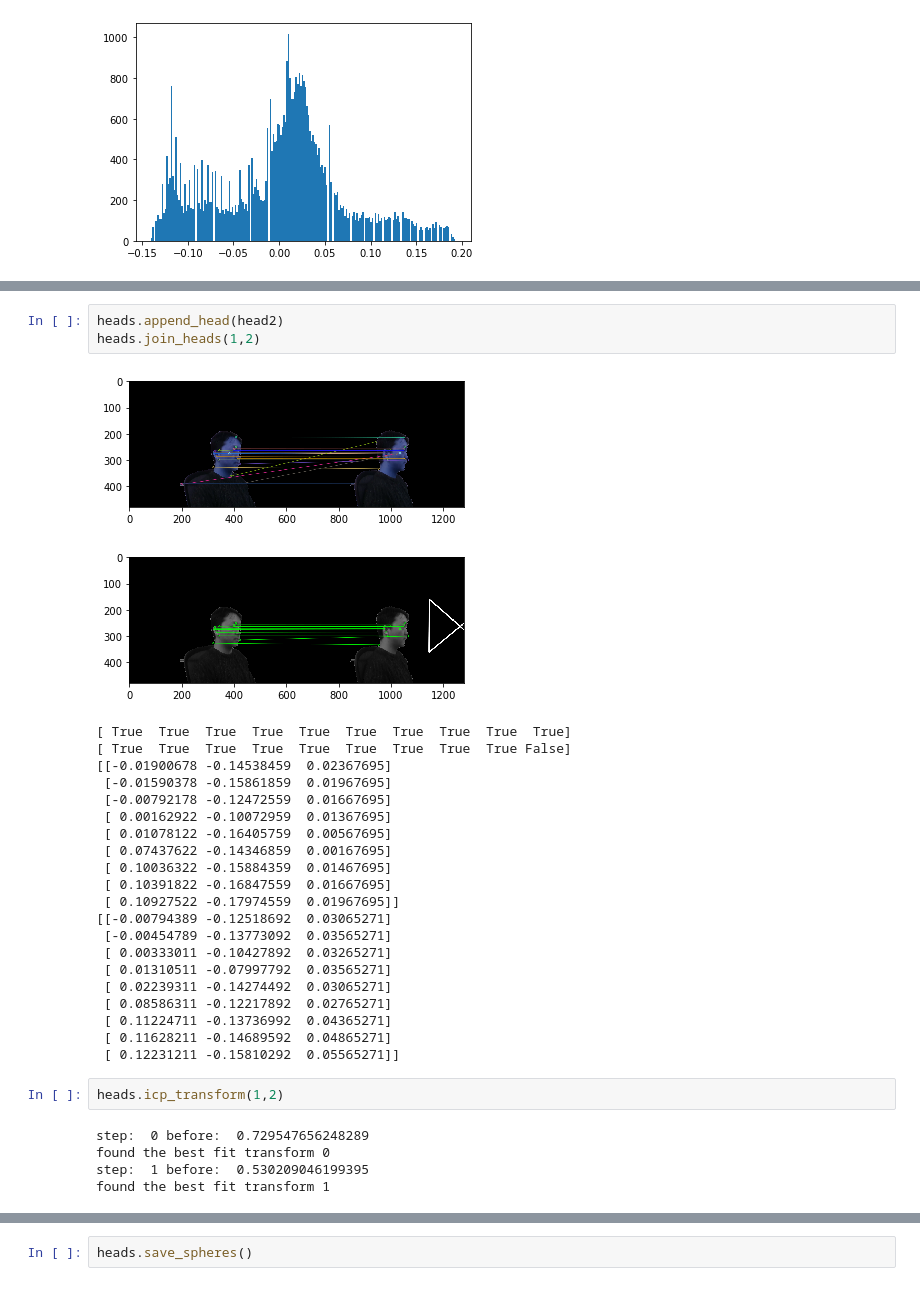
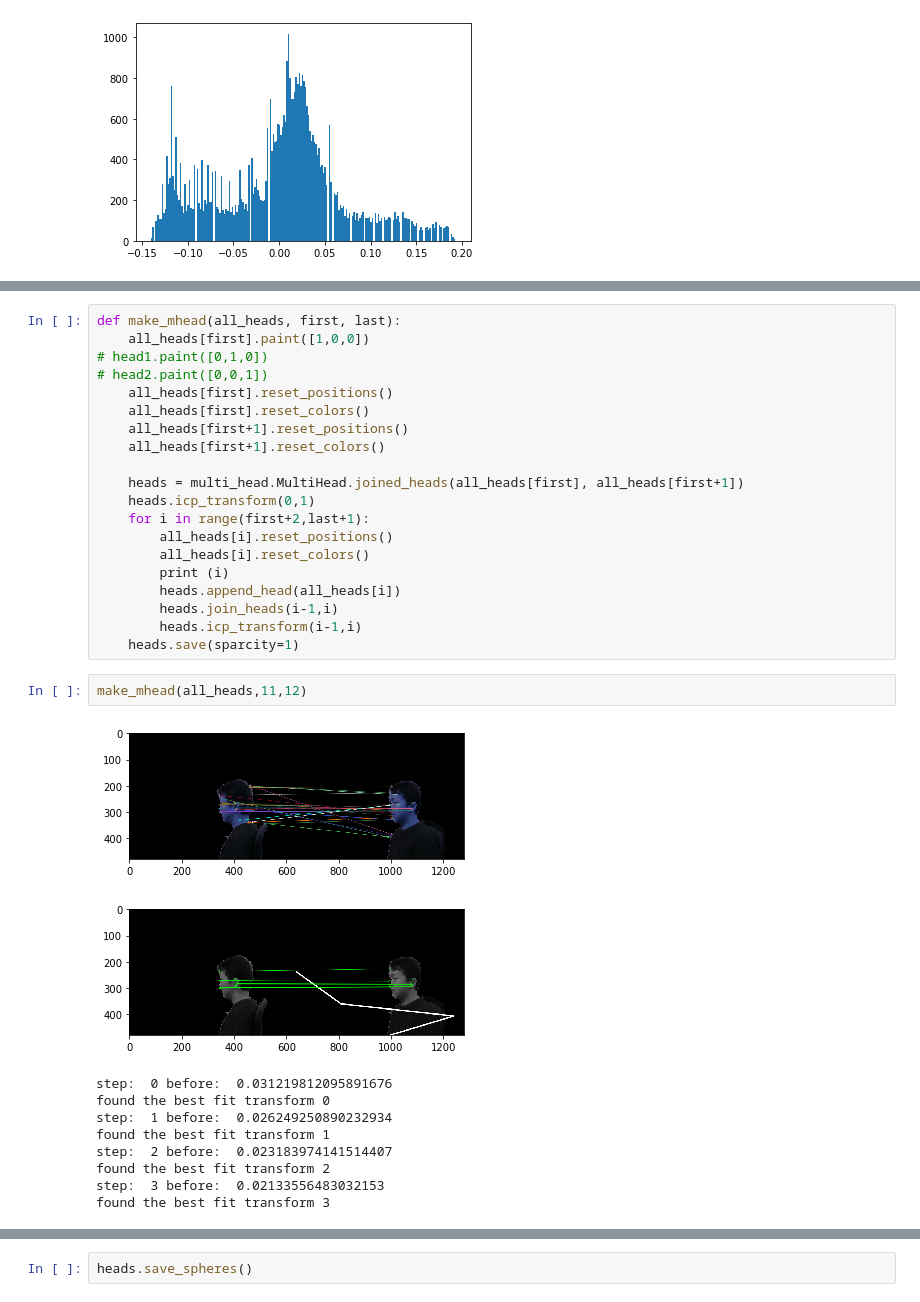
Before and after one commit to yichao-l/head_reconstruct, a Jupyter notebook: AV_CW_WZ.ipynb, the cells around one changed output, grey strips where cells are left out. Drawn from its saved outputs; the diff is of its cells as text.

```diff
--- a/AV_CW_WZ.ipynb
+++ b/AV_CW_WZ.ipynb
@@ -102,33 +104,33 @@ found the best fit transform 1
-# %%
-heads.append_head(head2)
-heads.join_heads(1,2)
-# %% [output]
-[figure, removed]
-[figure, removed]
-[ True  True  True  True  True  True  True  True  True  True]
-[ True  True  True  True  True  True  True  True  True False]
-[[-0.01900678 -0.14538459  0.02367695]
- [-0.01590378 -0.15861859  0.01967695]
- [-0.00792178 -0.12472559  0.01667695]
- [ 0.00162922 -0.10072959  0.01367695]
- [ 0.01078122 -0.16405759  0.00567695]
- [ 0.07437622 -0.14346859  0.00167695]
- [ 0.10036322 -0.15884359  0.01467695]
- [ 0.10391822 -0.16847559  0.01667695]
- [ 0.10927522 -0.17974559  0.01967695]]
-[[-0.00794389 -0.12518692  0.03065271]
- [-0.00454789 -0.13773092  0.03565271]
- [ 0.00333011 -0.10427892  0.03265271]
- [ 0.01310511 -0.07997792  0.03565271]
- [ 0.02239311 -0.14274492  0.03065271]
- [ 0.08586311 -0.12217892  0.02765271]
- [ 0.11224711 -0.13736992  0.04365271]
- [ 0.11628211 -0.14689592  0.04865271]
- [ 0.12231211 -0.15810292  0.05565271]]
-# %%
-heads.icp_transform(1,2)
-# %% [output]
-step:  0 before:  0.729547656248289
-found the best fit transform 0
-step:  1 before:  0.530209046199395
-found the best fit transform 1
+# %%
+def make_mhead(all_heads, first, last):
+    all_heads[first].paint([1,0,0])
+# head1.paint([0,1,0])
+# head2.paint([0,0,1])
+    all_heads[first].reset_positions()
+    all_heads[first].reset_colors()
+    all_heads[first+1].reset_positions()
+    all_heads[first+1].reset_colors()
+
+    heads = multi_head.MultiHead.joined_heads(all_heads[first], all_heads[first+1])
+    heads.icp_transform(0,1)
+    for i in range(first+2,last+1):
+        all_heads[i].reset_positions()
+        all_heads[i].reset_colors()
+        print (i)
+        heads.append_head(all_heads[i])
+        heads.join_heads(i-1,i)
+        heads.icp_transform(i-1,i)
+    heads.save(sparcity=1)
+# %%
+make_mhead(all_heads,11,12)
+# %% [output]
+[figure, added]
+[figure, added]
+step:  0 before:  0.031219812095891676
+found the best fit transform 0
+step:  1 before:  0.026249250890232934
+found the best fit transform 1
+step:  2 before:  0.023183974141514407
+found the best fit transform 2
+step:  3 before:  0.02133556483032153
+found the best fit transform 3
```
Also changed, not shown: parts of 5 cells of this notebook, 4 other files.
